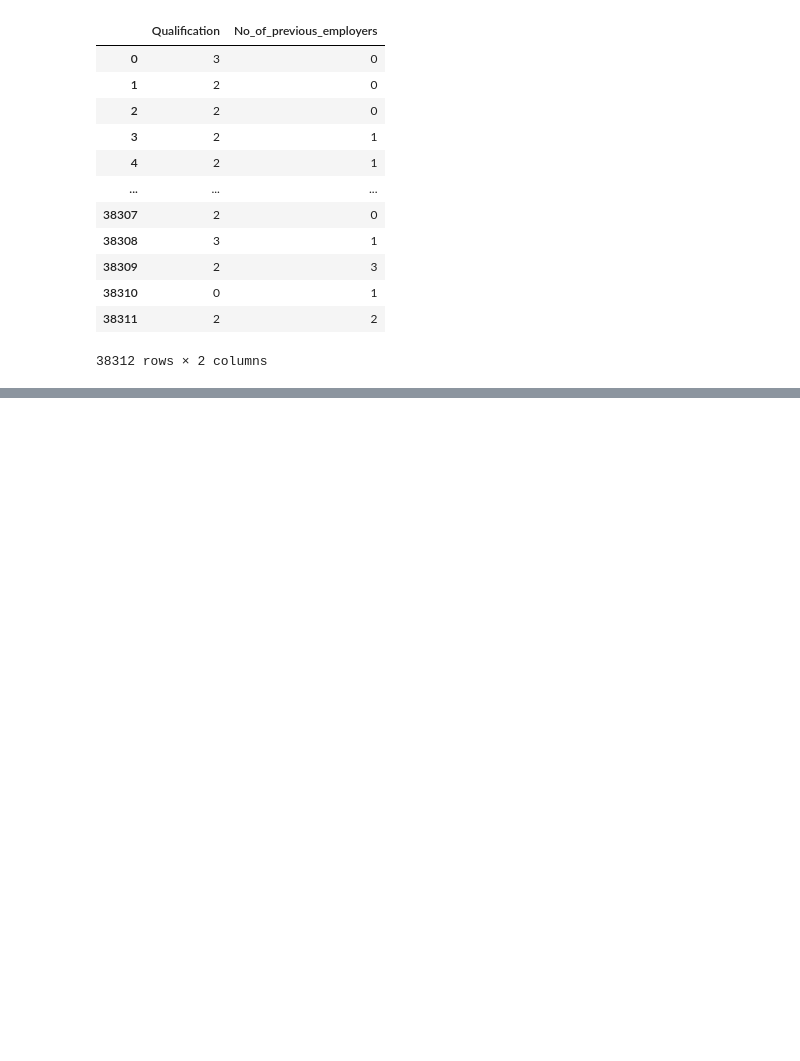
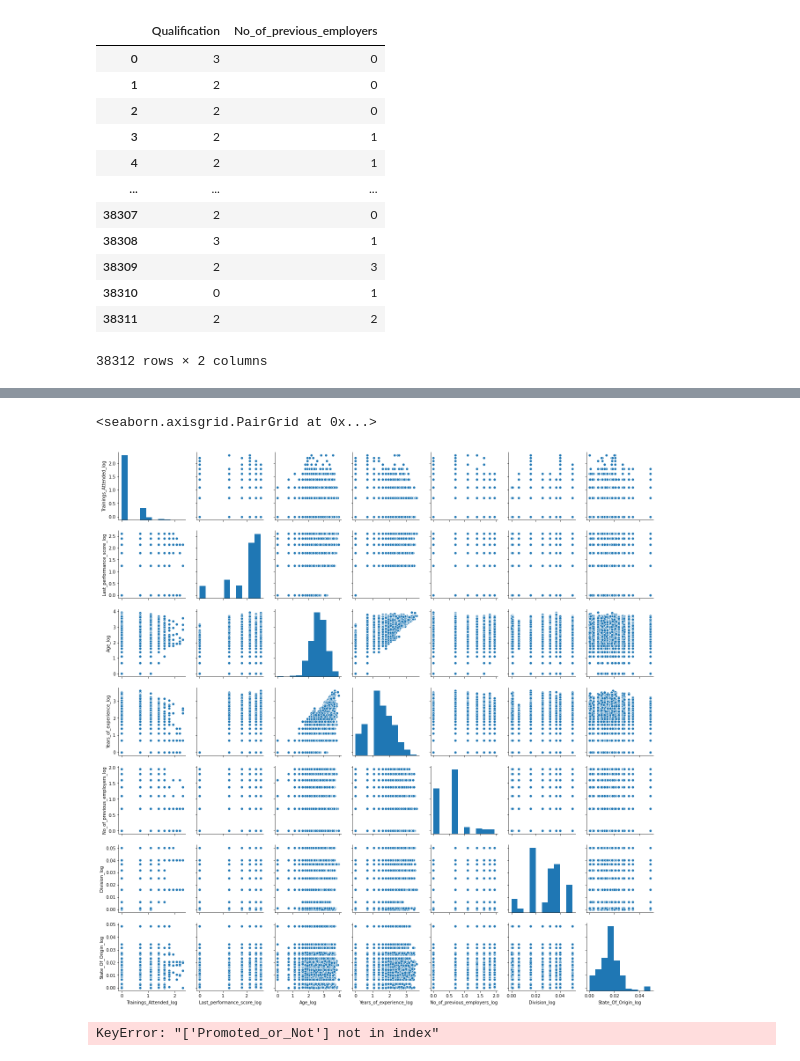
Before and after one commit to tizycki/intercampusai2019, a Jupyter notebook: data_exploration.ipynb, the cells around one changed output, grey strips where cells are left out. Cells and saved outputs as stored; diff of their text form; code cells hidden in the pictures; blank space fills up the shorter version.

```diff
--- a/data_exploration.ipynb
+++ b/data_exploration.ipynb
@@ -434,0 +550,23 @@ AttributeError: Transformer numerical_pipeline (type Pipeline) does not provide
+# %%
+log_transform_features = [
+    'Trainings_Attended',
+    'Last_performance_score',
+    'Age',
+    'Years_of_experience',
+    'No_of_previous_employers',
+    'Division',
+    'State_Of_Origin'
+]
+preprocessing_pipeline = Pipeline(steps=[('feature_union', feature_union),
+                                         ('merge_columns', FeatureUnionPostTransformer([num_pipeline,
+                                                                                        cat_pipeline,
+                                                                                        bin_pipeline,
+                                                                                        target_enc_pipeline
+                                                                                       ]
+                                                                                      )),
+                                         ('log_transformer', LogTransformer(log_transform_features))
+                                        ]
+                                 )
+# %%
+test = preprocessing_pipeline.fit_transform(df_train)
+test
@@ -434,0 +587,5 @@ AttributeError: Transformer numerical_pipeline (type Pipeline) does not provide
+# %%
+sb.pairplot(test[[x + '_log' for x in log_transform_features]])
+# %% [output]
+<seaborn.axisgrid.PairGrid at 0x...>
+[figure, added]
@@ -434,0 +601,13 @@ AttributeError: Transformer numerical_pipeline (type Pipeline) does not provide
+# %%
+train_cols = [x for x in df_train.columns.tolist() if x != target_col]
+
+X_train, X_test, y_train, y_test = train_test_split(df_train[train_cols],
+                                                    df_train[target_col],
+                                                    test_size=0.2,
+                                                    random_state=42
+                                                   )
+
+X_train = main_pipeline.fit_transform(X_train)
+X_test = main_pipeline.transform(X_test)
+# %% [output]
+KeyError: "['Promoted_or_Not'] not in index"
```
Also changed, not shown: parts of 23 cells of this notebook.
